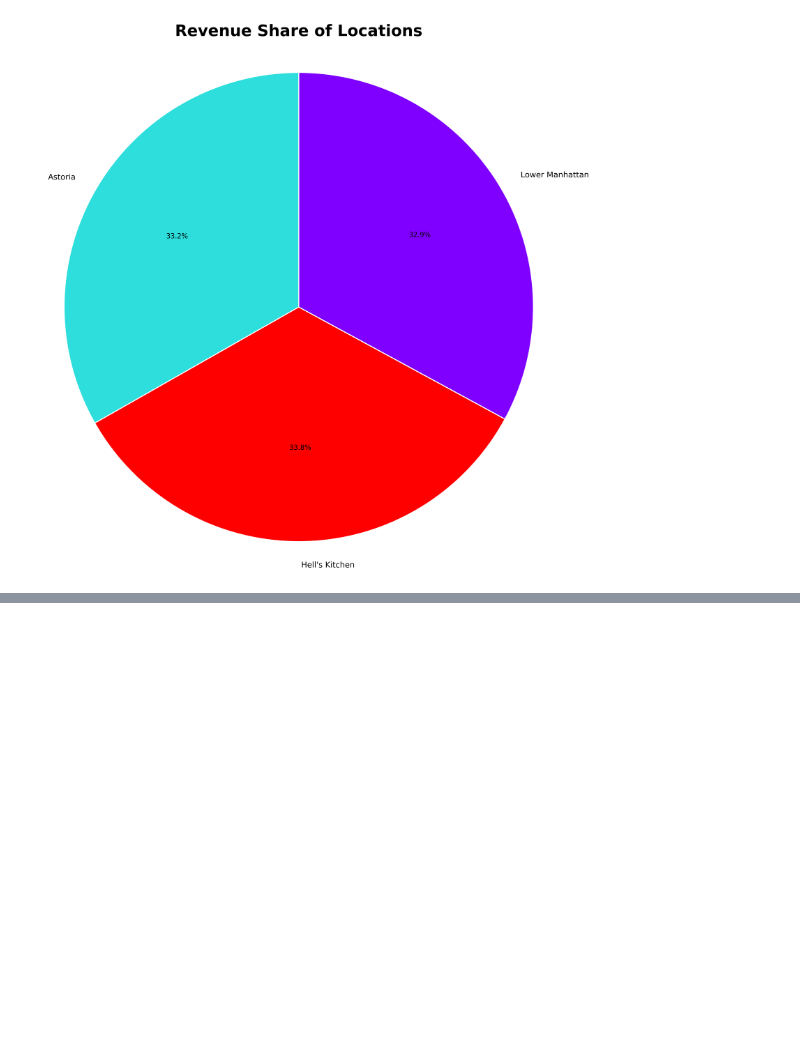
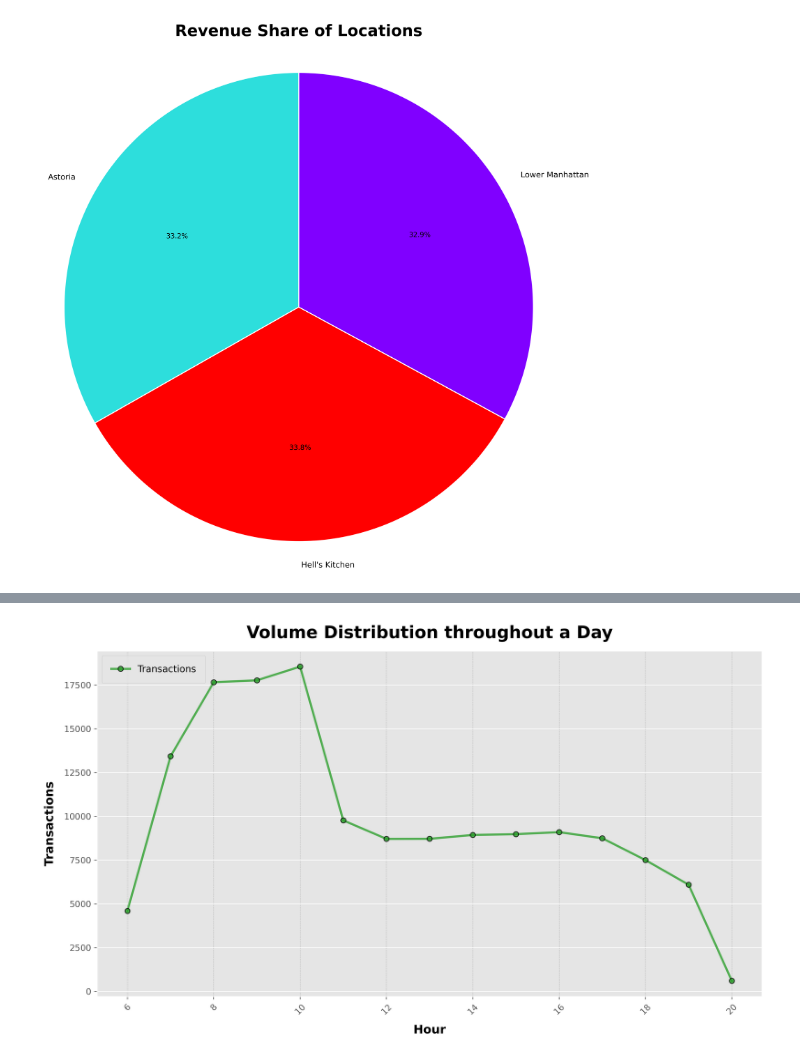
Before and after one commit to smartestnerdfromtown/Coffee-Shop-Sales-Analysis, a Jupyter notebook: analysis.ipynb, the cells around one changed output, grey strips where cells are left out. Cells and saved outputs as stored; diff of their text form; code cells hidden in the pictures; blank space fills up the shorter version.

Commit message:
Volume Distribtuion

```diff
--- a/analysis.ipynb
+++ b/analysis.ipynb
@@ -44,3 +39,15 @@ df.sample(1)
+# %%
+df['time_as_datetime'] = pd.to_datetime(
+    df['transaction_time'].astype(str), format='%H:%M:%S'
+)
+# %%
+df = df.drop(columns='transaction_time')
 # %%
 # Defining brand-new column for storing revenue.
 df['revenue'] = df['transaction_qty'] * df['unit_price']
+
+# Defining Day Column
+df['day'] = df['transaction_date'].dt.day
+
+# Defining Month Column
+df['month'] = df['transaction_date'].dt.month
@@ -326,0 +331,85 @@ plt.show()
+# %%
+volume_distribution_day = df.groupby(df['time_as_datetime'].dt.hour) \
+                            .agg(transcations=('transaction_id', 'count')) \
+                            .reset_index()
+# %%
+fig, ax = plt.subplots(
+    nrows=1,
+    ncols=1,
+    figsize=(12, 7),
+    dpi=500
+)
+
+ax.plot(
+    volume_distribution_day['time_as_datetime'],
+    volume_distribution_day['transcations'],
+    color='#2ca02c',
+    linestyle='-',
+    linewidth=2.5,
+    marker='o',
+    markersize=6,
+    markerfacecolor='#2ca02c',
+    markeredgecolor='black',
+    alpha=0.8,
+    label='Transactions'
+)
+
+ax.set_title(
+    "Volume Distribution throughout a Day",
+    fontsize=20,
+    fontweight='bold',
+    color='black',
+    pad=15
+)
+
+ax.set_xlabel(
+    "Hour",
+    fontsize=14,
+    fontweight='bold',
+    color='black',
+    labelpad=10
+)
+
+ax.set_ylabel(
+    "Transactions",
+    fontsize=14,
+    fontweight='bold',
+    color='black',
+    labelpad=10
+)
+
+########### Configuring Grid For Each Axis ###########
+ax.xaxis.grid(
+    visible=True,
+    which='major',
+    color='gray',
+    linestyle='--',
+    linewidth=0.5,
+    alpha=0.4
+)
+ax.yaxis.grid(
+    visible=True,
+    which='minor',
+    color='gray',
+    linestyle='--',
+    linewidth=0.4,
+    alpha=0.3
+)
+
+plt.xticks(rotation=45)
+
+########### Configurting Legend ###########
+ax.legend(
+    fontsize=11,
+    loc='upper left',
+    frameon=True,
+    fancybox=True,
+    framealpha=0.8,
+    shadow=False,
+    borderpad=1
+)
+
+plt.tight_layout()
+plt.show()
+# %% [output]
+[figure, added]
```
Also changed, not shown: parts of 3 cells of this notebook.
